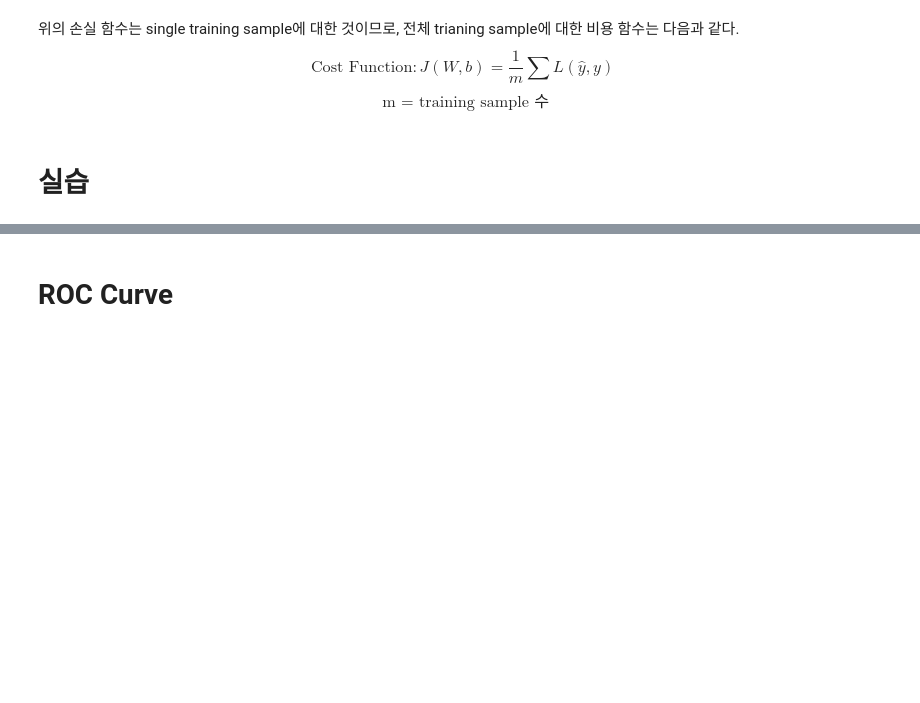
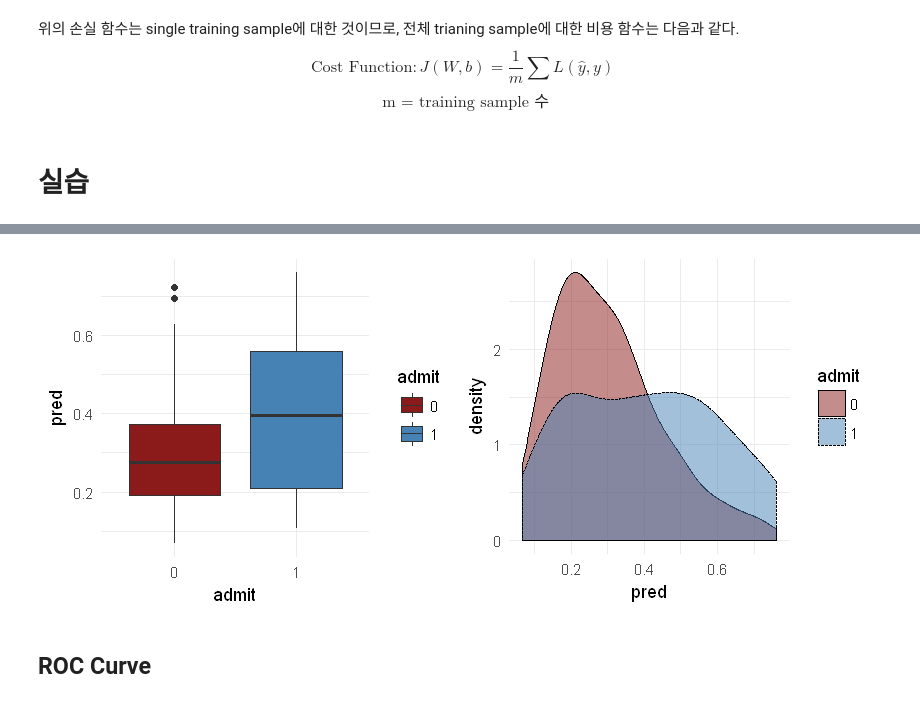
Before and after one commit to rymyung/Machine-Learning, a Jupyter notebook: Logistic Regression.ipynb, the cells around one changed output, grey strips where cells are left out. Cells and saved outputs as stored; diff of their text form; code cells hidden in the pictures; blank space fills up the shorter version.

```diff
--- a/Logistic Regression.ipynb
+++ b/Logistic Regression.ipynb
@@ -188,4 +172,15 @@ Prediction  0  1
 
        'Positive' Class : 1
+# %%
+library(gridExtra)
+options(repr.plot.width=7, repr.plot.height=3)
+p1 <- ggplot(data.frame(admit = test$admit, pred = logit.proc), aes(admit, pred, group = admit, fill = admit)) +
+  geom_boxplot() + scale_fill_manual(name = "admit", values = c("firebrick4", "steelblue")) + theme_minimal()
+
+p2 <- ggplot(data.frame(admit = test$admit, pred = logit.proc), aes(pred, linetype = admit, fill = admit)) +
+  geom_density(alpha = 0.5) + scale_fill_manual(name = "admit", values = c("firebrick4", "steelblue")) + theme_minimal()
+grid.arrange(p1, p2, ncol = 2)
+# %% [output]
+[figure, added]
 # %% [markdown]
-# ROC Curve
+## ROC Curve
```
Also changed, not shown: parts of 31 cells of this notebook.
